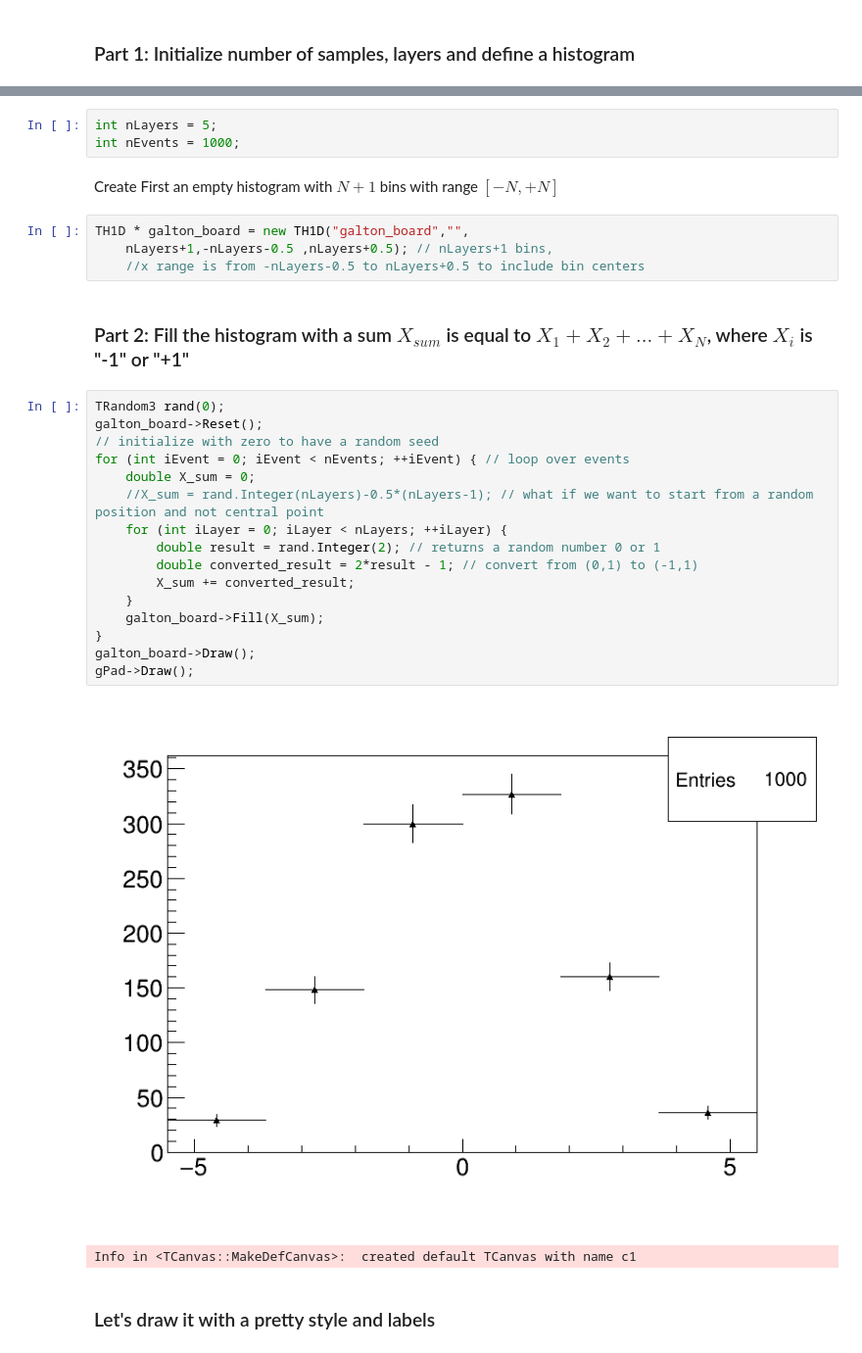
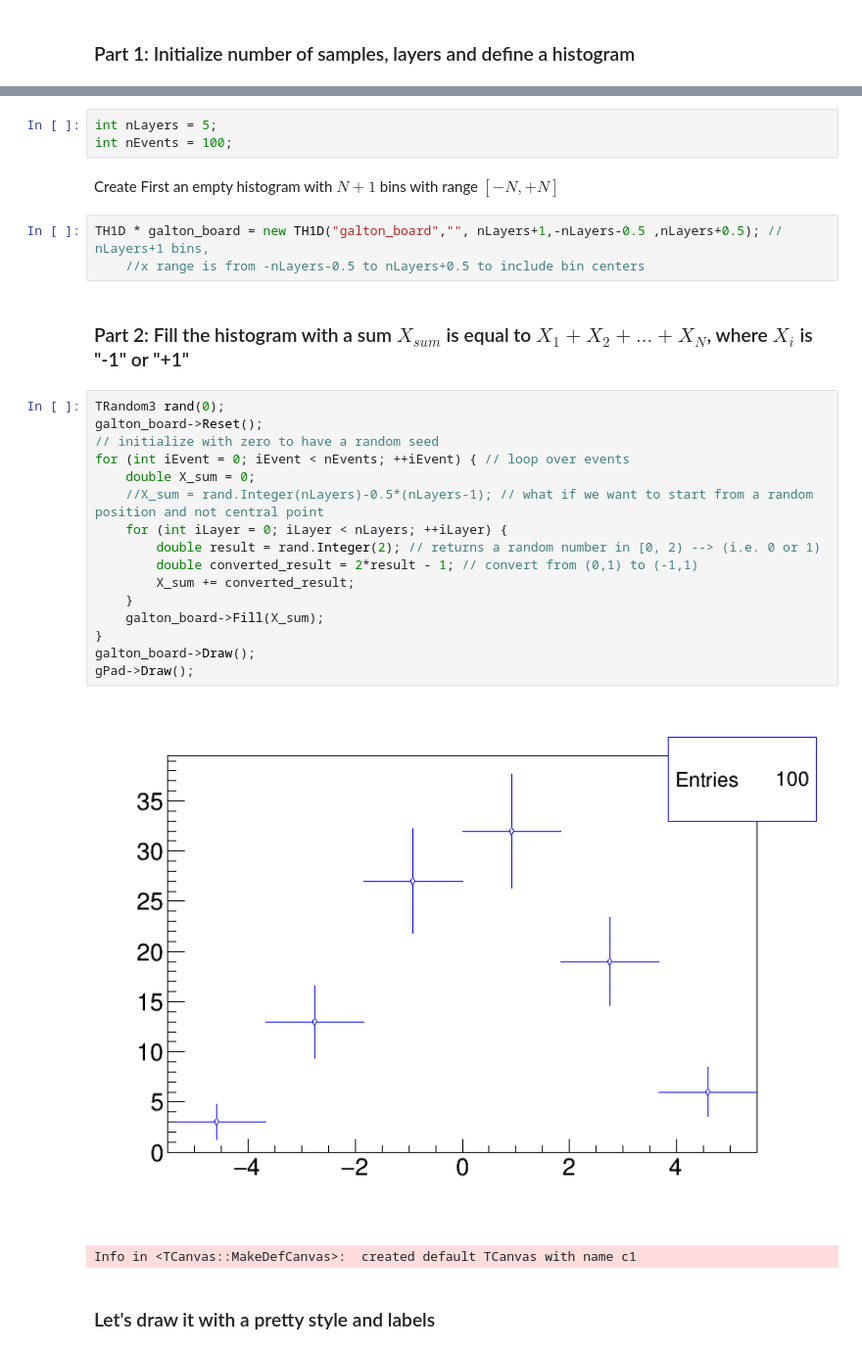
Before and after one commit to aprozo/cernroot_training, a Jupyter notebook: 02_ExcerciseCentralLimitTheorem.ipynb, the cells around one changed output, grey strips where cells are left out. Shown at 98% size. Cells and saved outputs as stored; diff of their text form.

```diff
--- a/02_ExcerciseCentralLimitTheorem.ipynb
+++ b/02_ExcerciseCentralLimitTheorem.ipynb
@@ -54,32 +54,31 @@ Let's choose number of layers $N = 5$ (layers) and test 1000 Events
 # %%
 int nLayers = 5;
-int nEvents = 1000;
+int nEvents = 100;
 # %% [markdown]
 Create First an empty histogram with $N+1$ bins with range $[-N,+N]$
 # %%
-TH1D * galton_board = new TH1D("galton_board","",
-    nLayers+1,-nLayers-0.5 ,nLayers+0.5); // nLayers+1 bins,
+TH1D * galton_board = new TH1D("galton_board","", nLayers+1,-nLayers-0.5 ,nLayers+0.5); // nLayers+1 bins,
     //x range is from -nLayers-0.5 to nLayers+0.5 to include bin centers
 # %% [markdown]
 ### Part 2: Fill the histogram with a sum $X_{sum}$ is equal to $X_{1} + X_{2}+...+ X_{N}$, where $X_{i}$    is "-1" or "+1"
 # %%
 TRandom3 rand(0);
 galton_board->Reset();
 // initialize with zero to have a random seed
 for (int iEvent = 0; iEvent < nEvents; ++iEvent) { // loop over events
     double X_sum = 0;
     //X_sum = rand.Integer(nLayers)-0.5*(nLayers-1); // what if we want to start from a random position and not central point
     for (int iLayer = 0; iLayer < nLayers; ++iLayer) {
-        double result = rand.Integer(2); // returns a random number 0 or 1
+        double result = rand.Integer(2); // returns a random number in [0, 2) --> (i.e. 0 or 1)
         double converted_result = 2*result - 1; // convert from (0,1) to (-1,1)
         X_sum += converted_result;
     }
     galton_board->Fill(X_sum);
 }
 galton_board->Draw();
 gPad->Draw();
 # %% [output]
-[figure, old version]
+[figure, new version]
 Info in <TCanvas::MakeDefCanvas>:  created default TCanvas with name c1
 # %% [markdown]
 ### Let's draw it with a pretty style and labels
```
Also changed, not shown: parts of 7 cells of this notebook, 31 other files.
